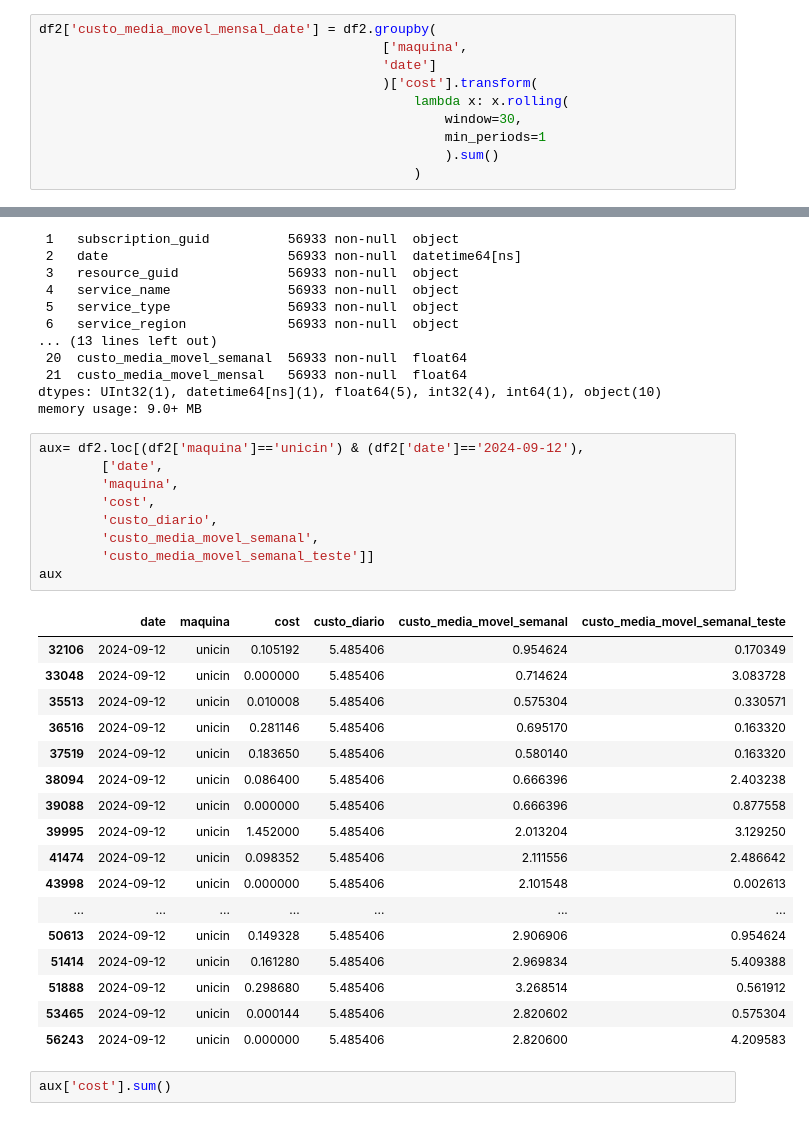
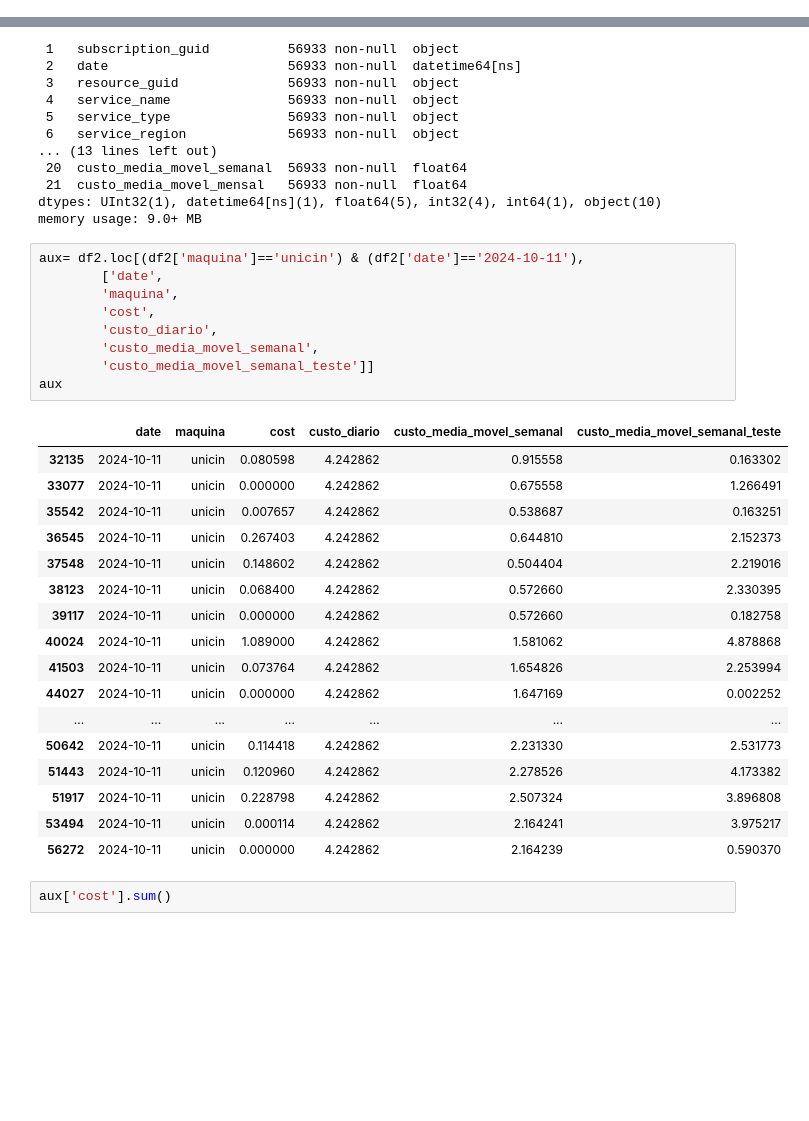
Before and after one commit to Gabrielnbr/modelo_unicin, a Jupyter notebook: notebooks/3_0_feature_engineering.ipynb, the cells around one changed output, grey strips where cells are left out. Cells and saved outputs as stored; diff of their text form; blank space fills up the shorter version.

Commit message:
test: f.e. media_semanal
mend

```diff
--- a/notebooks/3_0_feature_engineering.ipynb
+++ b/notebooks/3_0_feature_engineering.ipynb
@@ -158,13 +158,3 @@ df2['custo_media_movel_mensal'] = df2.groupby(
                                                     min_periods=1
                                                     ).sum()
                                                 )
-# %%
-df2['custo_media_movel_mensal_date'] = df2.groupby(
-                                            ['maquina',
-                                            'date']
-                                            )['cost'].transform(
-                                                lambda x: x.rolling(
-                                                    window=30,
-                                                    min_periods=1
-                                                    ).sum()
-                                                )
@@ -189,32 +185,32 @@ Data columns (total 22 columns):
 dtypes: UInt32(1), datetime64[ns](1), float64(5), int32(4), int64(1), object(10)
 memory usage: 9.0+ MB
 # %%
-aux= df2.loc[(df2['maquina']=='unicin') & (df2['date']=='2024-09-12'),
+aux= df2.loc[(df2['maquina']=='unicin') & (df2['date']=='2024-10-11'),
         ['date',
         'maquina',
         'cost',
         'custo_diario',
         'custo_media_movel_semanal',
         'custo_media_movel_semanal_teste']]
 aux
 # %% [output]
 |  | date | maquina | cost | custo_diario | custo_media_movel_semanal | custo_media_movel_semanal_teste |
-| 32106 | 2024-09-12 | unicin | 0.105192 | 5.485406 | 0.954624 | 0.170349 |
-| 33048 | 2024-09-12 | unicin | 0.000000 | 5.485406 | 0.714624 | 3.083728 |
-| 35513 | 2024-09-12 | unicin | 0.010008 | 5.485406 | 0.575304 | 0.330571 |
-| 36516 | 2024-09-12 | unicin | 0.281146 | 5.485406 | 0.695170 | 0.163320 |
-| 37519 | 2024-09-12 | unicin | 0.183650 | 5.485406 | 0.580140 | 0.163320 |
-| 38094 | 2024-09-12 | unicin | 0.086400 | 5.485406 | 0.666396 | 2.403238 |
-| 39088 | 2024-09-12 | unicin | 0.000000 | 5.485406 | 0.666396 | 0.877558 |
-| 39995 | 2024-09-12 | unicin | 1.452000 | 5.485406 | 2.013204 | 3.129250 |
-| 41474 | 2024-09-12 | unicin | 0.098352 | 5.485406 | 2.111556 | 2.486642 |
-| 43998 | 2024-09-12 | unicin | 0.000000 | 5.485406 | 2.101548 | 0.002613 |
+| 32135 | 2024-10-11 | unicin | 0.080598 | 4.242862 | 0.915558 | 0.163302 |
+| 33077 | 2024-10-11 | unicin | 0.000000 | 4.242862 | 0.675558 | 1.266491 |
+| 35542 | 2024-10-11 | unicin | 0.007657 | 4.242862 | 0.538687 | 0.163251 |
+| 36545 | 2024-10-11 | unicin | 0.267403 | 4.242862 | 0.644810 | 2.152373 |
+| 37548 | 2024-10-11 | unicin | 0.148602 | 4.242862 | 0.504404 | 2.219016 |
+| 38123 | 2024-10-11 | unicin | 0.068400 | 4.242862 | 0.572660 | 2.330395 |
+| 39117 | 2024-10-11 | unicin | 0.000000 | 4.242862 | 0.572660 | 0.182758 |
+| 40024 | 2024-10-11 | unicin | 1.089000 | 4.242862 | 1.581062 | 4.878868 |
+| 41503 | 2024-10-11 | unicin | 0.073764 | 4.242862 | 1.654826 | 2.253994 |
+| 44027 | 2024-10-11 | unicin | 0.000000 | 4.242862 | 1.647169 | 0.002252 |
 | ... | ... | ... | ... | ... | ... | ... |
-| 50613 | 2024-09-12 | unicin | 0.149328 | 5.485406 | 2.906906 | 0.954624 |
-| 51414 | 2024-09-12 | unicin | 0.161280 | 5.485406 | 2.969834 | 5.409388 |
-| 51888 | 2024-09-12 | unicin | 0.298680 | 5.485406 | 3.268514 | 0.561912 |
-| 53465 | 2024-09-12 | unicin | 0.000144 | 5.485406 | 2.820602 | 0.575304 |
-| 56243 | 2024-09-12 | unicin | 0.000000 | 5.485406 | 2.820600 | 4.209583 |
+| 50642 | 2024-10-11 | unicin | 0.114418 | 4.242862 | 2.231330 | 2.531773 |
+| 51443 | 2024-10-11 | unicin | 0.120960 | 4.242862 | 2.278526 | 4.173382 |
+| 51917 | 2024-10-11 | unicin | 0.228798 | 4.242862 | 2.507324 | 3.896808 |
+| 53494 | 2024-10-11 | unicin | 0.000114 | 4.242862 | 2.164241 | 3.975217 |
+| 56272 | 2024-10-11 | unicin | 0.000000 | 4.242862 | 2.164239 | 0.590370 |
 # %%
 aux['cost'].sum()
 # %% [output]
```
Also changed, not shown: parts of 6 cells of this notebook.
